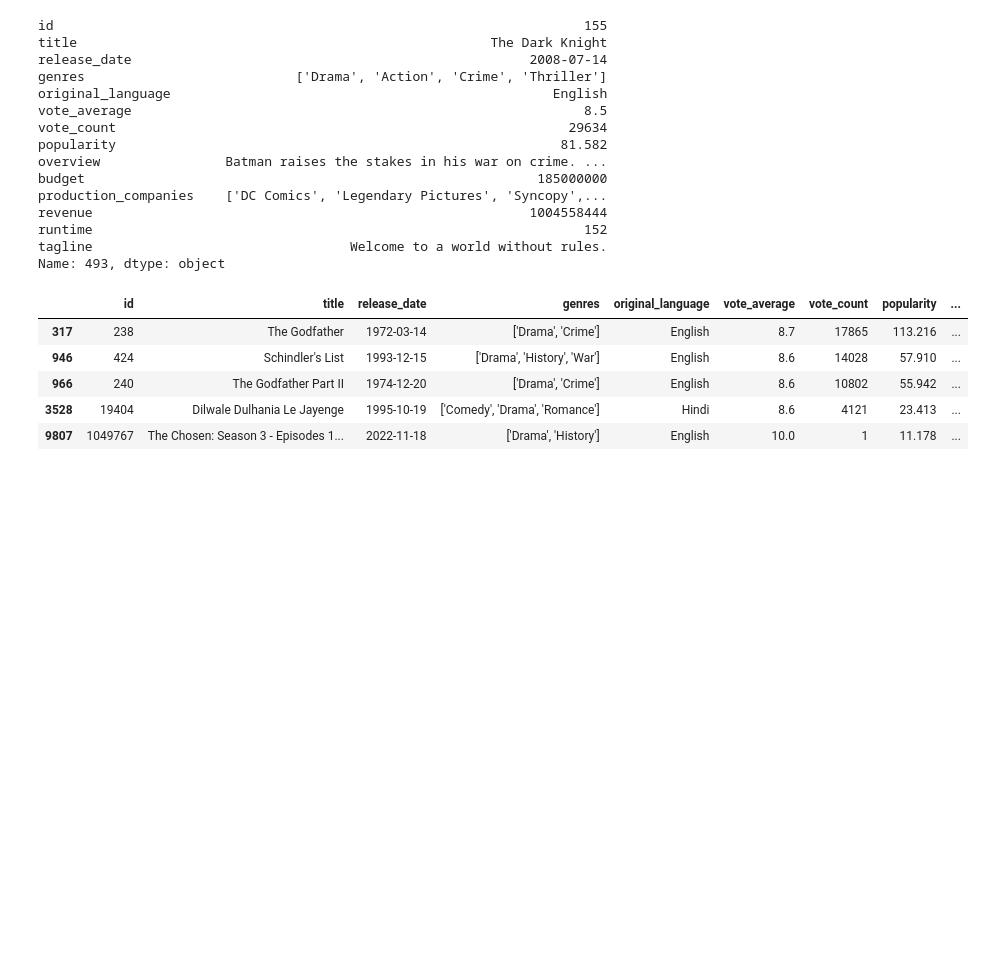
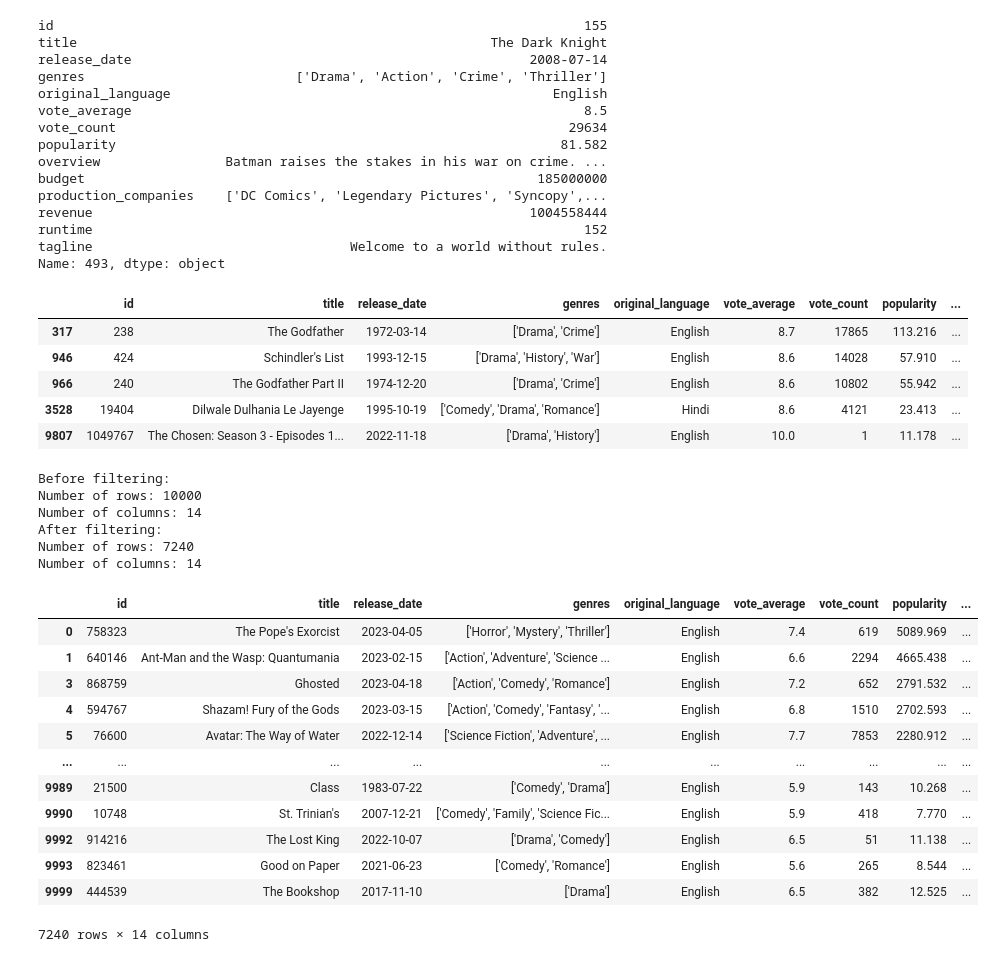
Before and after one commit to Exion007/Colab, a Jupyter notebook: pandas_intro.ipynb, the cells around one changed output. Cells and saved outputs as stored; diff of their text form; code cells hidden in the pictures; blank space fills up the shorter version.

```diff
--- a/pandas_intro.ipynb
+++ b/pandas_intro.ipynb
@@ -71,3 +71,43 @@ df.loc[(df['vote_average'] > 8.5) & (df['runtime'] > 150)]
 | 966 | 240 | The Godfather Part II | 1974-12-20 | ['Drama', 'Crime'] | English | 8.6 | 10802 | 55.942 | ... |
 | 3528 | 19404 | Dilwale Dulhania Le Jayenge | 1995-10-19 | ['Comedy', 'Drama', 'Romance'] | Hindi | 8.6 | 4121 | 23.413 | ... |
 | 9807 | 1049767 | The Chosen: Season 3 - Episodes 1... | 2022-11-18 | ['Drama', 'History'] | English | 10.0 | 1 | 11.178 | ... |
+# %%
+# How to filter data?
+
+print(f'Before filtering:\nNumber of rows: {df.shape[0]}\nNumber of columns: {df.shape[1]}')
+
+# Delete rows containing "NULL" value using dropna()
+newdf = df.dropna()
+
+# Set inplace parameter as True, if you want the filtering operation to be conducted on the original dataframe
+df.dropna(inplace = True)
+
+print(f'After filtering:\nNumber of rows: {df.shape[0]}\nNumber of columns: {df.shape[1]}')
+# %% [output]
+Before filtering:
+Number of rows: 10000
+Number of columns: 14
+After filtering:
+Number of rows: 7240
+Number of columns: 14
+# %%
+# Filtering based on column value
+
+lst = ["id", "title", "vote_average"]
+
+newdf = df.groupby(lst)
+newdf.head()
+# %% [output]
+|  | id | title | release_date | genres | original_language | vote_average | vote_count | popularity | ... |
+| 0 | 758323 | The Pope's Exorcist | 2023-04-05 | ['Horror', 'Mystery', 'Thriller'] | English | 7.4 | 619 | 5089.969 | ... |
+| 1 | 640146 | Ant-Man and the Wasp: Quantumania | 2023-02-15 | ['Action', 'Adventure', 'Science ... | English | 6.6 | 2294 | 4665.438 | ... |
+| 3 | 868759 | Ghosted | 2023-04-18 | ['Action', 'Comedy', 'Romance'] | English | 7.2 | 652 | 2791.532 | ... |
+| 4 | 594767 | Shazam! Fury of the Gods | 2023-03-15 | ['Action', 'Comedy', 'Fantasy', '... | English | 6.8 | 1510 | 2702.593 | ... |
+| 5 | 76600 | Avatar: The Way of Water | 2022-12-14 | ['Science Fiction', 'Adventure', ... | English | 7.7 | 7853 | 2280.912 | ... |
+| ... | ... | ... | ... | ... | ... | ... | ... | ... | ... |
+| 9989 | 21500 | Class | 1983-07-22 | ['Comedy', 'Drama'] | English | 5.9 | 143 | 10.268 | ... |
+| 9990 | 10748 | St. Trinian's | 2007-12-21 | ['Comedy', 'Family', 'Science Fic... | English | 5.9 | 418 | 7.770 | ... |
+| 9992 | 914216 | The Lost King | 2022-10-07 | ['Drama', 'Comedy'] | English | 6.5 | 51 | 11.138 | ... |
+| 9993 | 823461 | Good on Paper | 2021-06-23 | ['Comedy', 'Romance'] | English | 5.6 | 265 | 8.544 | ... |
+| 9999 | 444539 | The Bookshop | 2017-11-10 | ['Drama'] | English | 6.5 | 382 | 12.525 | ... |
+7240 rows × 14 columns
```
Also changed, not shown: parts of 1 cell of this notebook.
